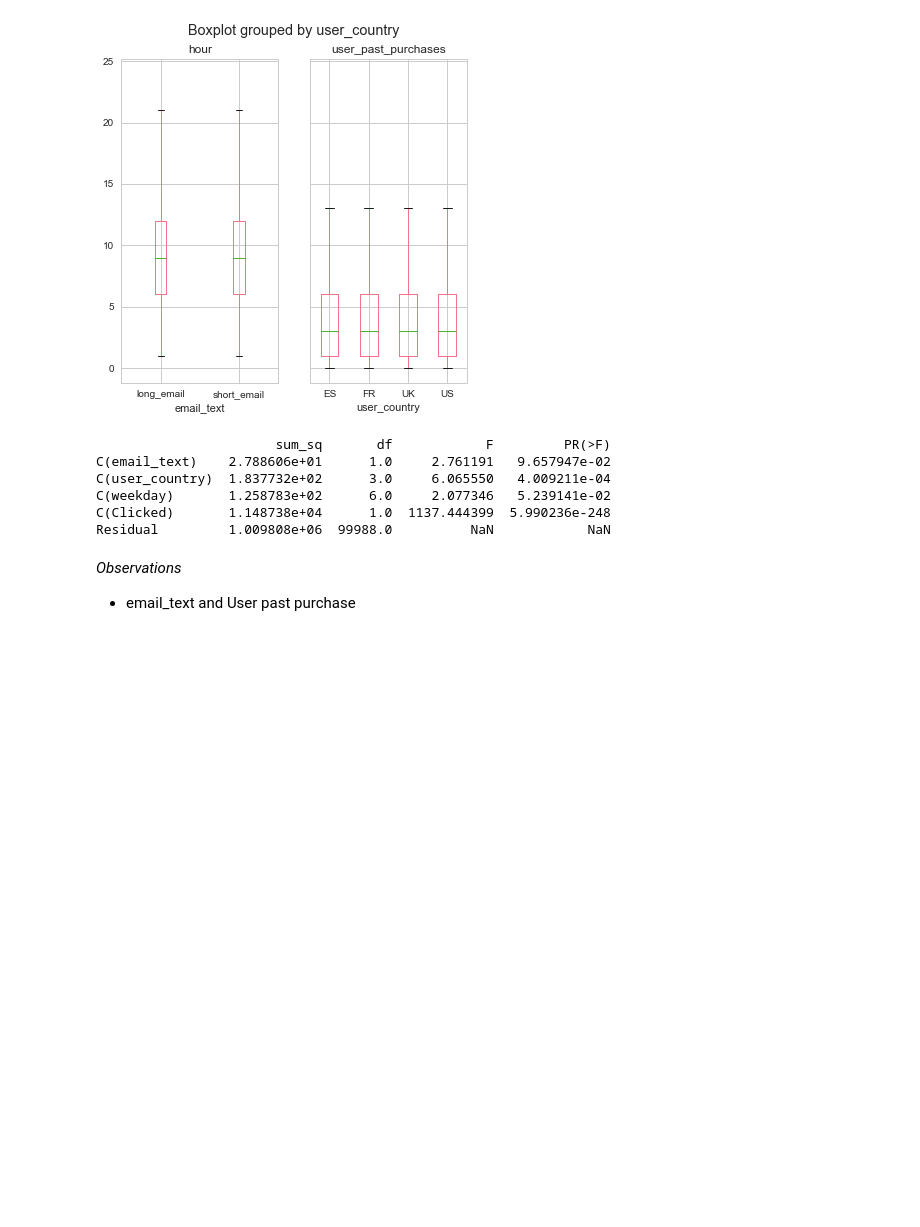
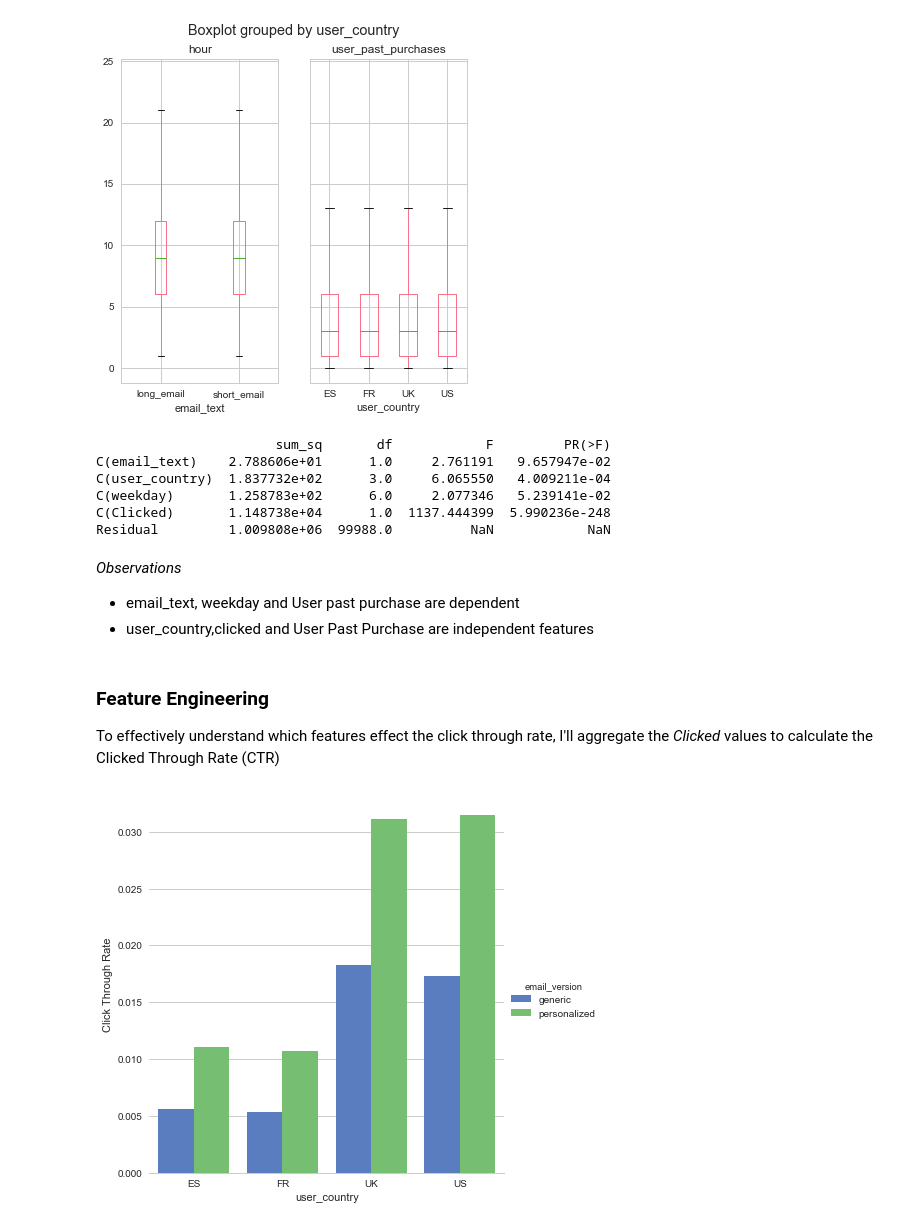
Before and after one commit to dipalira/DS-Challenges, a Jupyter notebook: Email Campaign/Email Marketing Challenge.ipynb, the cells around one changed output. Drawn from its saved outputs; the diff is of its cells as text; code cells hidden in the pictures; blank space fills up the shorter version.

```diff
--- a/Email Campaign/Email Marketing Challenge.ipynb
+++ b/Email Campaign/Email Marketing Challenge.ipynb
@@ -169,4 +169,21 @@ C(Clicked)       1.148738e+04      1.0  1137.444399  5.990236e-248
 Residual         1.009808e+06  99988.0          NaN            NaN
 # %% [markdown]
 *Observations*
-* email_text and User past purchase
+* email_text, weekday and User past purchase are dependent
+* user_country,clicked and User Past Purchase are independent features
+# %% [markdown]
+### Feature Engineering
+To effectively understand which features effect the click through rate, I'll aggregate the *Clicked* values to calculate the Clicked Through Rate (CTR)
+# %%
+def get_plot_ctr(feature,hue = None):
+    res = df.groupby(feature).mean().reset_index(level=[0,1])
+    g = sns.factorplot(x= feature[0], y="Clicked", hue= feature[1], data=res, size=6, kind="bar", palette="muted")
+    g.despine(left=True)
+    g.set_ylabels("Click Through Rate")
+
+    return
+# %%
+#Country
+get_plot_ctr(["user_country","email_version"], hue = "email_version")
+# %% [output]
+[figure, added]
```
Also changed, not shown: parts of 3 cells of this notebook.
